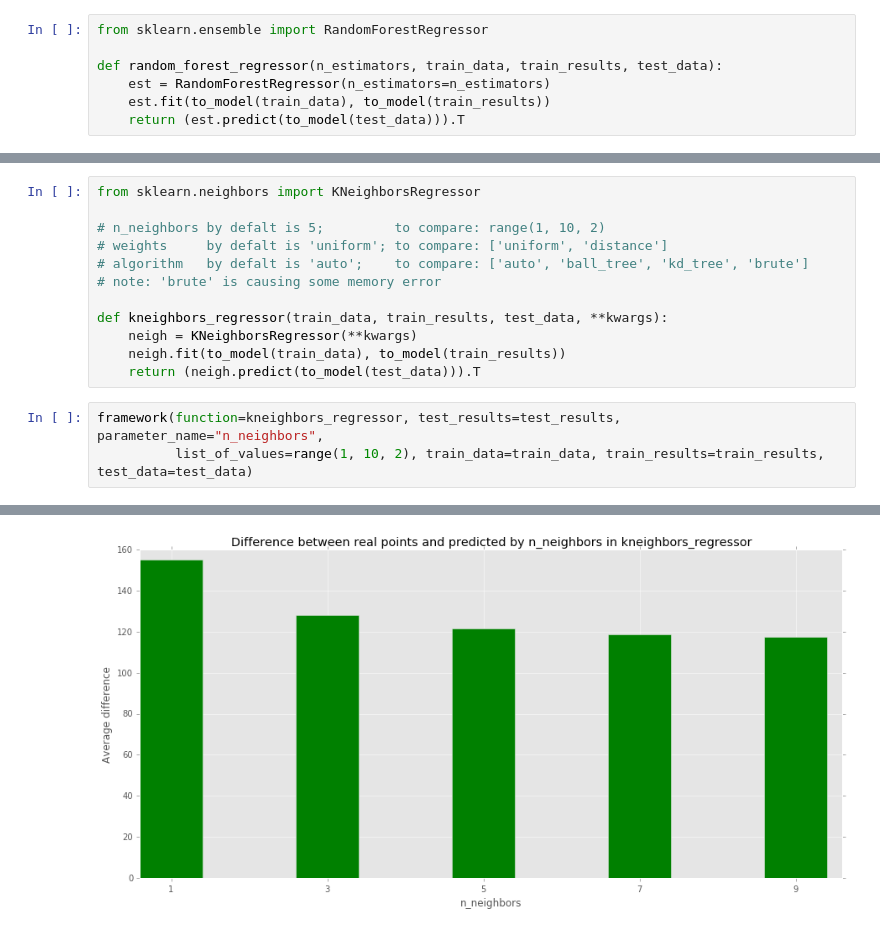
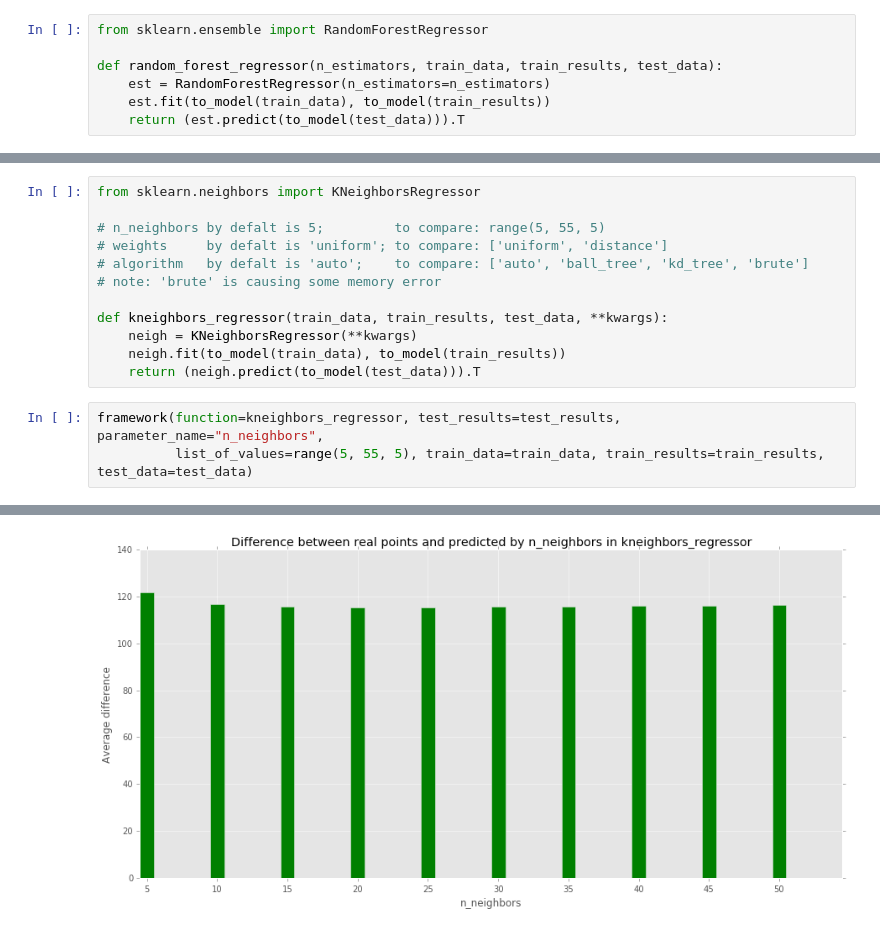
Before and after one commit to avgaydashenko/cuddly-robot, a Jupyter notebook: framework.ipynb, the cells around one changed output, grey strips where cells are left out. Saved outputs shown, nothing was run; the diff lists cells and outputs as text.

Commit message:
print results

```diff
--- a/framework.ipynb
+++ b/framework.ipynb
@@ -134,7 +148,7 @@ framework(function=random_forest_regressor, test_results=test_results, parameter
 # %%
 from sklearn.neighbors import KNeighborsRegressor
 
-# n_neighbors by defalt is 5;         to compare: range(1, 10, 2)
+# n_neighbors by defalt is 5;         to compare: range(5, 55, 5)
 # weights     by defalt is 'uniform'; to compare: ['uniform', 'distance']
 # algorithm   by defalt is 'auto';    to compare: ['auto', 'ball_tree', 'kd_tree', 'brute']
 # note: 'brute' is causing some memory error
@@ -145,5 +159,5 @@ def kneighbors_regressor(train_data, train_results, test_data, **kwargs):
     return (neigh.predict(to_model(test_data))).T
 # %%
 framework(function=kneighbors_regressor, test_results=test_results, parameter_name="n_neighbors",
-          list_of_values=range(1, 10, 2), train_data=train_data, train_results=train_results, test_data=test_data)
+          list_of_values=range(5, 55, 5), train_data=train_data, train_results=train_results, test_data=test_data)
 # %% [output]
@@ -156,4 +176,4 @@ done! 2016-10-10 16:02:14
-[figure, old version]
+[figure, new version]
 # %%
 framework(function=kneighbors_regressor, test_results=test_results, parameter_name="weights",
           list_of_values=['uniform', 'distance'], train_data=train_data, train_results=train_results, test_data=test_data)
```
Also changed, not shown: parts of 10 cells of this notebook.
